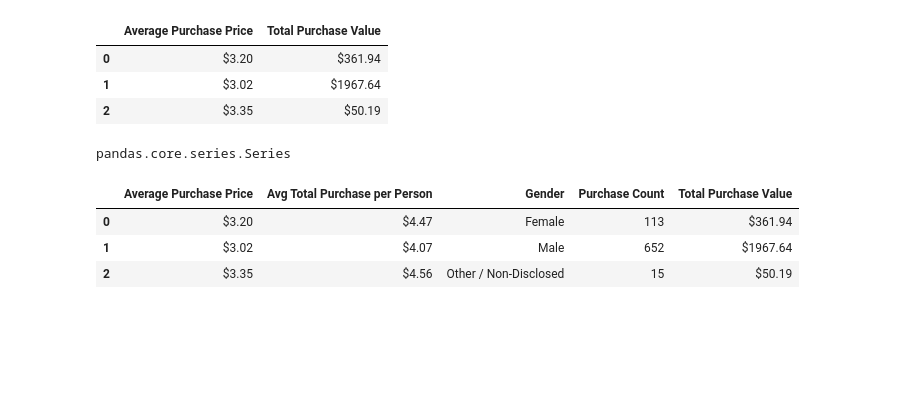
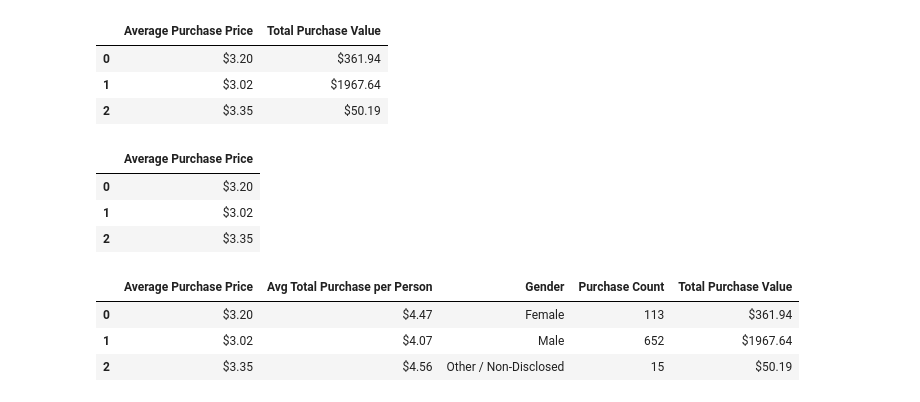
Before and after one commit to penghit/Coursera_Applied_Data_Science_Capstone, a Jupyter notebook: Panda_HeroesOfPymoli.ipynb, the cells around one changed output. Saved outputs shown, nothing was run; the diff lists cells and outputs as text; code cells hidden in the pictures; blank space fills up the shorter version.

```diff
--- a/Panda_HeroesOfPymoli.ipynb
+++ b/Panda_HeroesOfPymoli.ipynb
@@ -201,9 +201,14 @@ newdf
 | 1 | $3.02 | $1967.64 |
 | 2 | $3.35 | $50.19 |
 # %%
-type(purchase_gender_df["Average Purchase Price"])
+newdf2 = purchase_gender_df["Average Purchase Price"].map("${:.2f}".format).to_frame()
-# %% [output]
-pandas.core.series.Series
+# %%
+newdf2
+# %% [output]
+|  | Average Purchase Price |
+| 0 | $3.20 |
+| 1 | $3.02 |
+| 2 | $3.35 |
 # %%
 
 count= purchase_data.groupby('Gender')['Item Name'].count().values.tolist()
```
